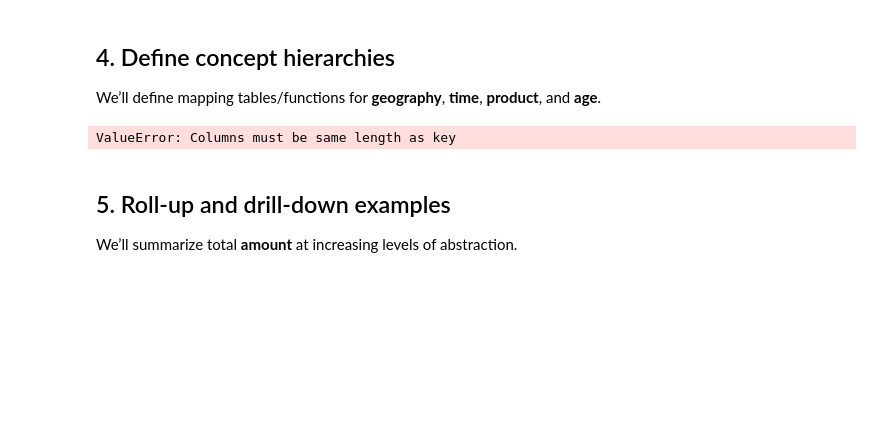
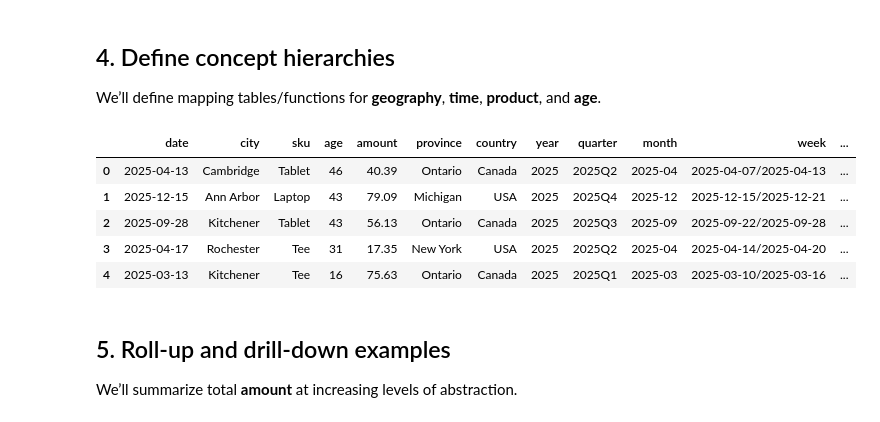
Before and after one commit to ProfEspinosaAIML/DataTransformationDemos, a Jupyter notebook: concept_hierarchies_demo.ipynb, the cells around one changed output. Saved outputs shown, nothing was run; the diff lists cells and outputs as text; code cells hidden in the pictures; blank space fills up the shorter version.

```diff
--- a/concept_hierarchies_demo.ipynb
+++ b/concept_hierarchies_demo.ipynb
@@ -77,40 +77,61 @@ geo_map = {
     'Detroit':   ('Michigan','USA'),
     'Ann Arbor': ('Michigan','USA'),
     'Chicago':   ('Illinois','USA'),
     'Buffalo':   ('New York','USA'),
     'Rochester': ('New York','USA'),
 }
-df[['province','country']] = df['city'].map(lambda c: pd.Series(geo_map[c])).to_frame().apply(pd.Series)
+
+import numpy as np
+
+df[['province','country']] = (
+    df['city']
+      .map(lambda c: geo_map.get(c, (np.nan, np.nan)))  # safe lookup
+      .apply(pd.Series)                                 # expand the tuple
+      .rename(columns={0: 'province', 1: 'country'})
+)
 
 # Time hierarchy helpers
-df['year'] = df['date'].dt.year
+df['year']    = df['date'].dt.year
 df['quarter'] = df['date'].dt.to_period('Q').astype(str)
-df['month'] = df['date'].dt.to_period('M').astype(str)
-df['week'] = df['date'].dt.to_period('W').astype(str)
+df['month']   = df['date'].dt.to_period('M').astype(str)
+df['week']    = df['date'].dt.to_period('W').astype(str)
 
 # Product hierarchy: sku → subcategory → category
 prod_map = {
     'Tee': ('Apparel','Clothing'),
     'Jeans': ('Apparel','Clothing'),
     'Jacket': ('Apparel','Clothing'),
     'Sneakers': ('Footwear','Clothing'),
     'Boots': ('Footwear','Clothing'),
     'Laptop': ('Computers','Electronics'),
     'Tablet': ('Computers','Electronics'),
     'Headphones': ('Audio','Electronics'),
     'Camera': ('Cameras','Electronics'),
     'Lens': ('Cameras','Electronics'),
 }
-df[['subcat','category']] = df['sku'].map(lambda s: pd.Series(prod_map[s])).to_frame().apply(pd.Series)
+
+tmp_prod = (
+    df['sku']
+      .map(lambda s: prod_map.get(s, (np.nan, np.nan)))  # safe default
+      .apply(pd.Series)
+      .rename(columns={0: 'subcat', 1: 'category'})
+)
+df[['subcat','category']] = tmp_prod
 
 # Age hierarchy: detailed age → decade → coarse groups
 df['age_decade'] = (df['age']//10)*10
-age_bins = [0, 24, 39, 59, 120]
+age_bins   = [0, 24, 39, 59, 120]
 age_labels = ['youth','adult','middle','senior']
 df['age_group'] = pd.cut(df['age'], bins=age_bins, labels=age_labels, right=True)
+
 df.head()
 # %% [output]
-ValueError: Columns must be same length as key
+|  | date | city | sku | age | amount | province | country | year | quarter | month | week | ... |
+| 0 | 2025-04-13 | Cambridge | Tablet | 46 | 40.39 | Ontario | Canada | 2025 | 2025Q2 | 2025-04 | 2025-04-07/2025-04-13 | ... |
+| 1 | 2025-12-15 | Ann Arbor | Laptop | 43 | 79.09 | Michigan | USA | 2025 | 2025Q4 | 2025-12 | 2025-12-15/2025-12-21 | ... |
+| 2 | 2025-09-28 | Kitchener | Tablet | 43 | 56.13 | Ontario | Canada | 2025 | 2025Q3 | 2025-09 | 2025-09-22/2025-09-28 | ... |
+| 3 | 2025-04-17 | Rochester | Tee | 31 | 17.35 | New York | USA | 2025 | 2025Q2 | 2025-04 | 2025-04-14/2025-04-20 | ... |
+| 4 | 2025-03-13 | Kitchener | Tee | 16 | 75.63 | Ontario | Canada | 2025 | 2025Q1 | 2025-03 | 2025-03-10/2025-03-16 | ... |
 # %% [markdown]
 ## 5. Roll‑up and drill‑down examples
 We’ll summarize total **amount** at increasing levels of abstraction.
```
Also changed, not shown: parts of 6 cells of this notebook, 3 other files.
